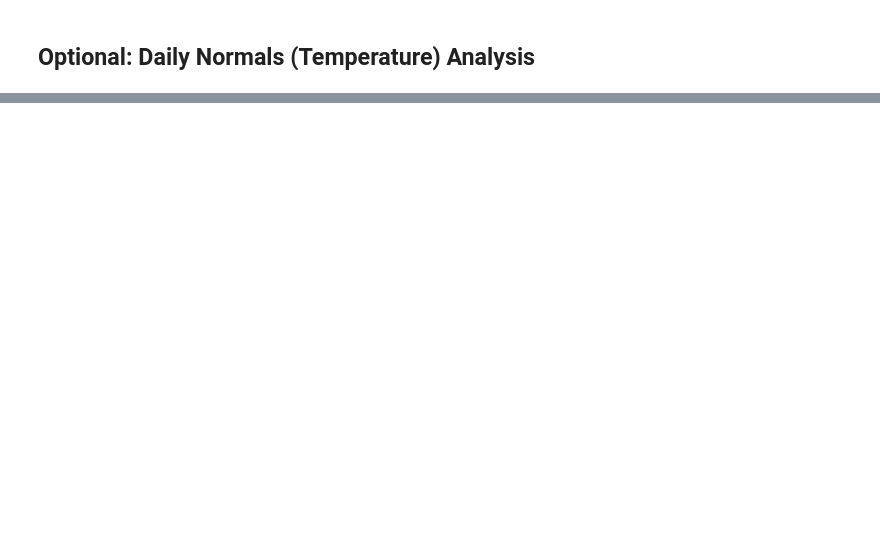
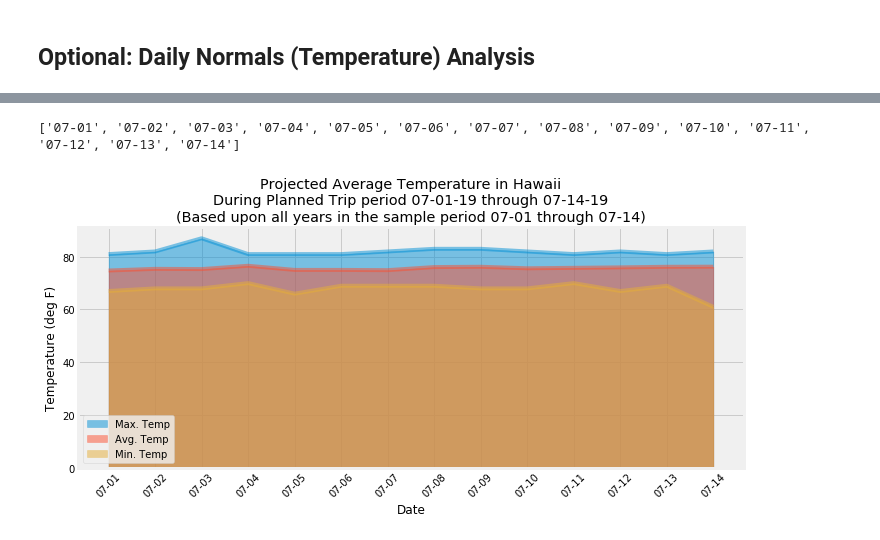
Before and after one commit to daddyjab/PythonAssignments, a Jupyter notebook: SQLAlchemy/climate_starter-jb.ipynb, the cells around one changed output, grey strips where cells are left out. Saved outputs shown, nothing was run; the diff lists cells and outputs as text; code cells hidden in the pictures; blank space fills up the shorter version.

Commit message:
Step 1 required and optional analysis is completed; next will need to add some summarization at the top and then start working on Step 2 Flask

```diff
--- a/SQLAlchemy/climate_starter-jb.ipynb
+++ b/SQLAlchemy/climate_starter-jb.ipynb
@@ -554,0 +493,12 @@ daily_normals("01-01")
+# %%
+# Generate a list of dates in month/day format covering the planned trip period
+# Calculate the number of days on the trip
+n_days = (date_trip_end - date_trip_start).days + 1
+
+# Generate a list of dates for the trip, formatted as strings "%m-%d"
+t_dates = []
+for i in range(n_days):
+    c_date = date_trip_start + dt.timedelta(days=i)
+    t_dates.append( c_date.strftime("%m-%d") )
+
+print(t_dates)
@@ -554,0 +507,6 @@ daily_normals("01-01")
+# %%
+# Generate a list of tuples of (date, daily normal) for the trip dates
+t_normals = []
+for d in t_dates:
+    t_normals.append( *daily_normals(d) )
+print(t_normals)
@@ -554,0 +515,7 @@ daily_normals("01-01")
+# %%
+# Load the daily normals into a dataframe
+# Load the query results into a DataFrame, set index to the date column, sort by date
+# normals_df = pd.DataFrame(t_normals, index=t_dates, columns=['Min. Temp', 'Avg. Temp', 'Max. Temp']).set_index(keys='Date').sort_values(by='Date')
+normals_df = pd.DataFrame(t_normals, index=t_dates, columns=['Min. Temp', 'Avg. Temp', 'Max. Temp']).sort_index()
+normals_df.index.name = 'Date'
+normals_df.head()
@@ -554,0 +530,23 @@ daily_normals("01-01")
+# %%
+print(list(normals_df.index))
+# %% [output]
+['07-01', '07-02', '07-03', '07-04', '07-05', '07-06', '07-07', '07-08', '07-09', '07-10', '07-11', '07-12', '07-13', '07-14']
+# %%
+# Plot the daily normals as an area plot with `stacked=False`
+# Plot the results as a line graph
+
+n_title =  f"Projected Average Temperature in Hawaii" + chr(10)\
+          + f"During Planned Trip period {date_trip_start:%m-%d-%y} through {date_trip_end:%m-%d-%y}" + chr(10)\
+          + f"(Based upon all years in the sample period {p_date_start:%m-%d} through {p_date_end:%m-%d})"
+
+ax = normals_df.plot.area(y=['Max. Temp', 'Avg. Temp','Min. Temp'],
+                          figsize=(10,5), title=n_title, stacked=False)
+ax.set_ylabel("Temperature (deg F)")
+ax.set_xlabel("Date")
+ax.set_xticks(range(len(normals_df.index)))
+ax.set_xticklabels(list(normals_df.index), rotation=45)
+
+plt.tight_layout()
+plt.show()
+# %% [output]
+[figure, added]
```
Also changed, not shown: parts of 24 cells of this notebook.
